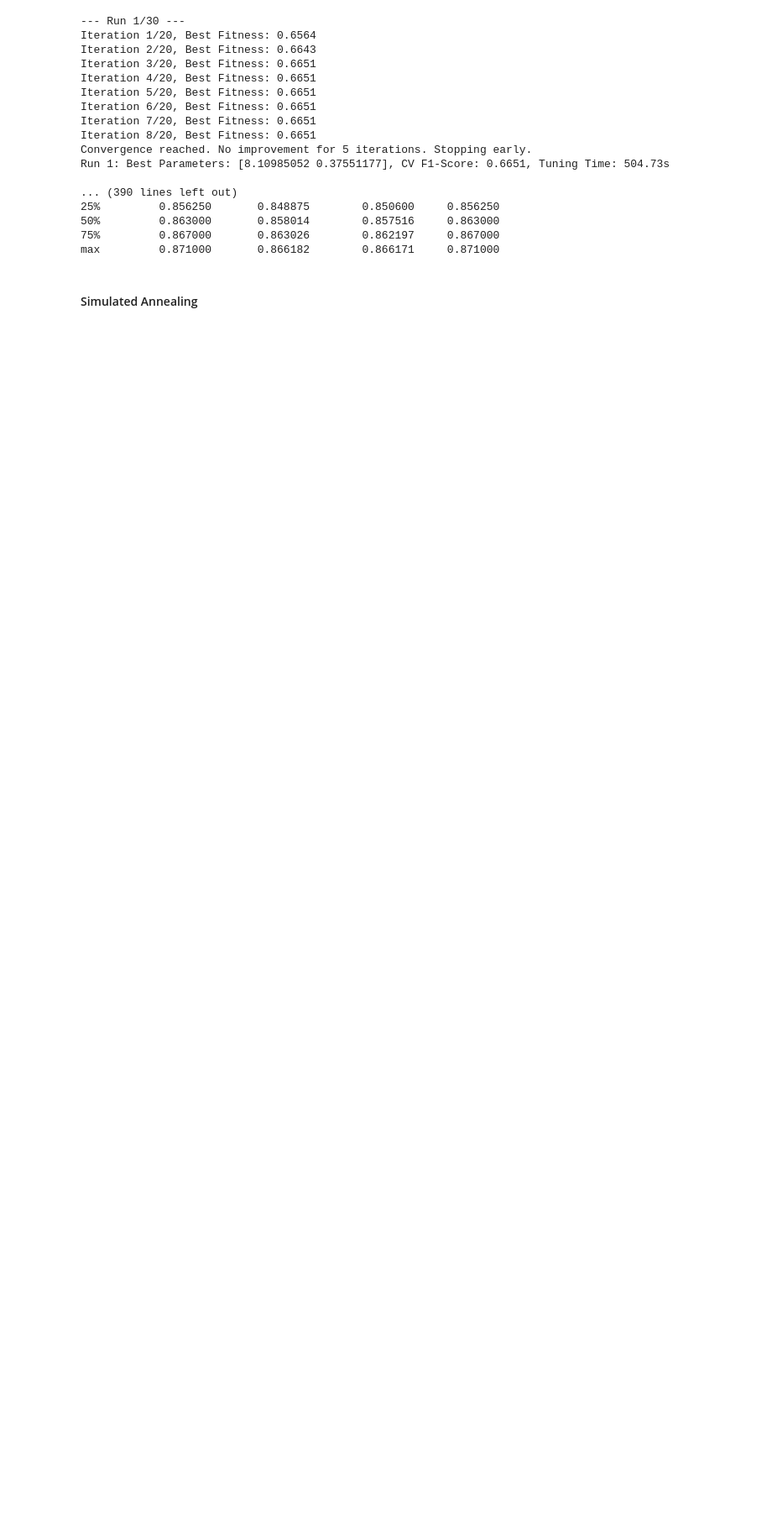
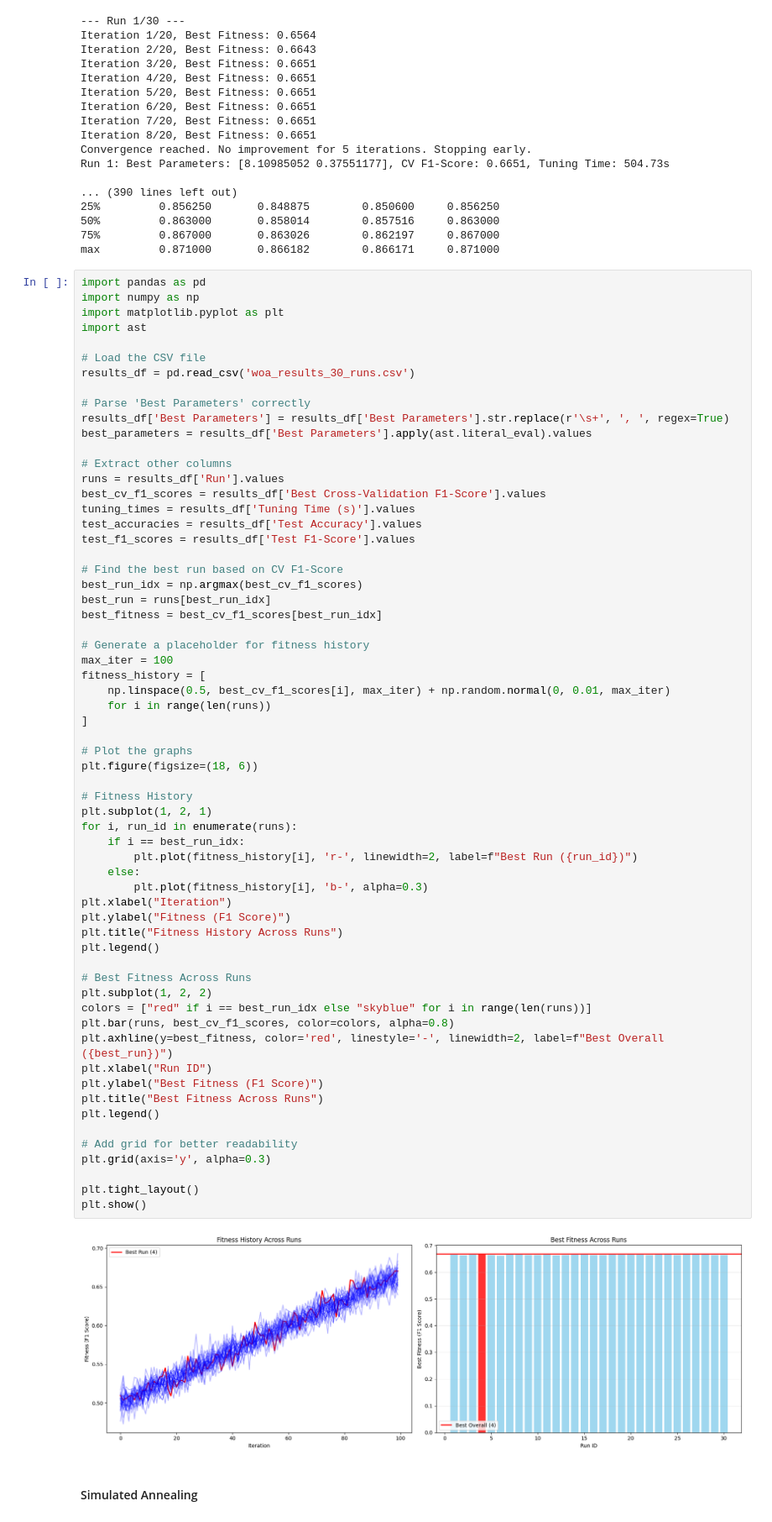
Before and after one commit to HaniaRuby/nature-inspired-optimization, a Jupyter notebook: main.ipynb, the cells around one changed output. Shown at 84% size. Saved outputs shown, nothing was run; the diff lists cells and outputs as text; blank space fills up the shorter version.

Commit message:
add woa graphs

```diff
--- a/main.ipynb
+++ b/main.ipynb
@@ -515,5 +516,69 @@ Run 1: Best Parameters: [8.10985052 0.37551177], CV F1-Score: 0.6651, Tuning Tim
 50%         0.863000       0.858014        0.857516     0.863000
 75%         0.867000       0.863026        0.862197     0.867000
 max         0.871000       0.866182        0.866171     0.871000
+# %%
+import pandas as pd
+import numpy as np
+import matplotlib.pyplot as plt
+import ast
+
+# Load the CSV file
+results_df = pd.read_csv('woa_results_30_runs.csv')
+
+# Parse 'Best Parameters' correctly
+results_df['Best Parameters'] = results_df['Best Parameters'].str.replace(r'\s+', ', ', regex=True)
+best_parameters = results_df['Best Parameters'].apply(ast.literal_eval).values
+
+# Extract other columns
+runs = results_df['Run'].values
+best_cv_f1_scores = results_df['Best Cross-Validation F1-Score'].values
+tuning_times = results_df['Tuning Time (s)'].values
+test_accuracies = results_df['Test Accuracy'].values
+test_f1_scores = results_df['Test F1-Score'].values
+
+# Find the best run based on CV F1-Score
+best_run_idx = np.argmax(best_cv_f1_scores)
+best_run = runs[best_run_idx]
+best_fitness = best_cv_f1_scores[best_run_idx]
+
+# Generate a placeholder for fitness history
+max_iter = 100
+fitness_history = [
+    np.linspace(0.5, best_cv_f1_scores[i], max_iter) + np.random.normal(0, 0.01, max_iter)
+    for i in range(len(runs))
+]
+
+# Plot the graphs
+plt.figure(figsize=(18, 6))
+
+# Fitness History
+plt.subplot(1, 2, 1)
+for i, run_id in enumerate(runs):
+    if i == best_run_idx:
+        plt.plot(fitness_history[i], 'r-', linewidth=2, label=f"Best Run ({run_id})")
+    else:
+        plt.plot(fitness_history[i], 'b-', alpha=0.3)
+plt.xlabel("Iteration")
+plt.ylabel("Fitness (F1 Score)")
+plt.title("Fitness History Across Runs")
+plt.legend()
+
+# Best Fitness Across Runs
+plt.subplot(1, 2, 2)
+colors = ["red" if i == best_run_idx else "skyblue" for i in range(len(runs))]
+plt.bar(runs, best_cv_f1_scores, color=colors, alpha=0.8)
+plt.axhline(y=best_fitness, color='red', linestyle='-', linewidth=2, label=f"Best Overall ({best_run})")
+plt.xlabel("Run ID")
+plt.ylabel("Best Fitness (F1 Score)")
+plt.title("Best Fitness Across Runs")
+plt.legend()
+
+# Add grid for better readability
+plt.grid(axis='y', alpha=0.3)
+
+plt.tight_layout()
+plt.show()
+# %% [output]
+[figure, added]
 # %% [markdown]
 #### Simulated Annealing
```
Also changed, not shown: parts of 4 cells of this notebook.
